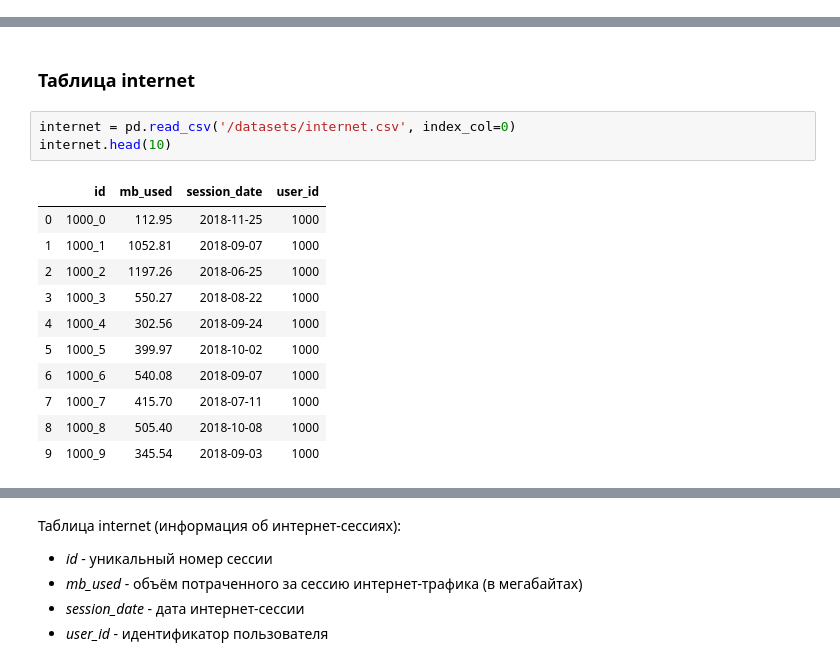
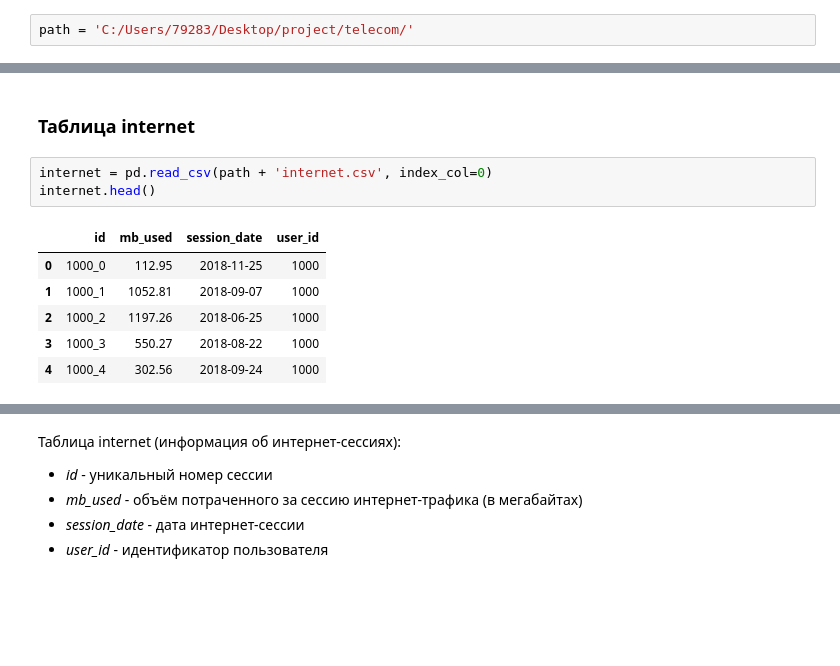
Before and after one commit to ssensse/ds_labs, a Jupyter notebook: perspective_tariff/perspective_tariff.ipynb, the cells around one changed output, grey strips where cells are left out. Drawn from its saved outputs; the diff is of its cells as text; blank space fills up the shorter version.

```diff
--- a/perspective_tariff/perspective_tariff.ipynb
+++ b/perspective_tariff/perspective_tariff.ipynb
@@ -7 +29,3 @@
+# %%
+path = 'C:/Users/79283/Desktop/project/telecom/'
 # %% [markdown]
@@ -48,17 +67,12 @@ memory usage: 6.2+ MB
 # %% [markdown]
 ### Таблица <b>internet</b>
 # %%
-internet = pd.read_csv('/datasets/internet.csv', index_col=0)
-internet.head(10)
+internet = pd.read_csv(path + 'internet.csv', index_col=0)
+internet.head()
 # %% [output]
 |  | id | mb_used | session_date | user_id |
 | 0 | 1000_0 | 112.95 | 2018-11-25 | 1000 |
 | 1 | 1000_1 | 1052.81 | 2018-09-07 | 1000 |
 | 2 | 1000_2 | 1197.26 | 2018-06-25 | 1000 |
 | 3 | 1000_3 | 550.27 | 2018-08-22 | 1000 |
 | 4 | 1000_4 | 302.56 | 2018-09-24 | 1000 |
-| 5 | 1000_5 | 399.97 | 2018-10-02 | 1000 |
-| 6 | 1000_6 | 540.08 | 2018-09-07 | 1000 |
-| 7 | 1000_7 | 415.70 | 2018-07-11 | 1000 |
-| 8 | 1000_8 | 505.40 | 2018-10-08 | 1000 |
-| 9 | 1000_9 | 345.54 | 2018-09-03 | 1000 |
```
Also changed, not shown: parts of 67 cells of this notebook.
